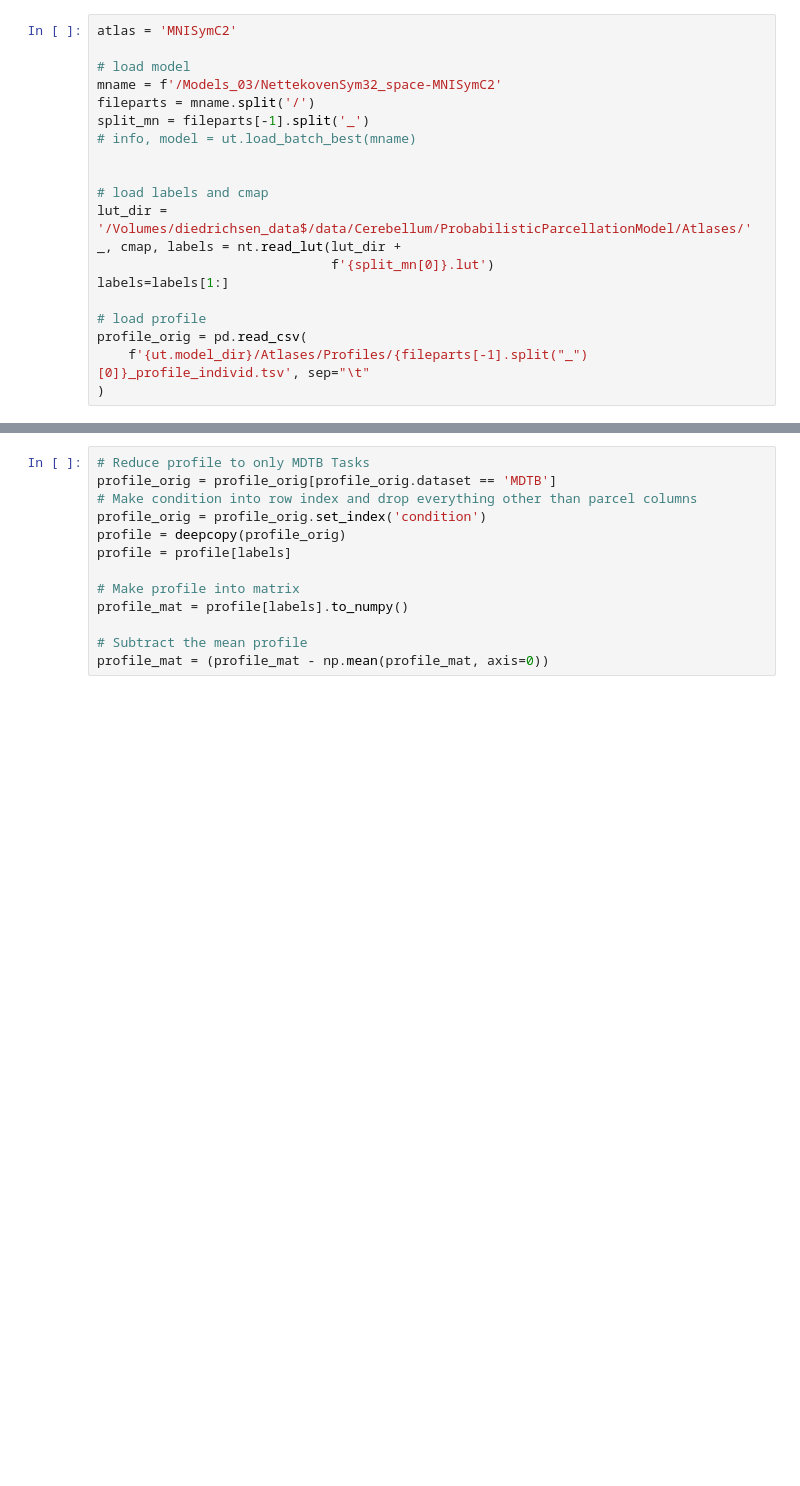
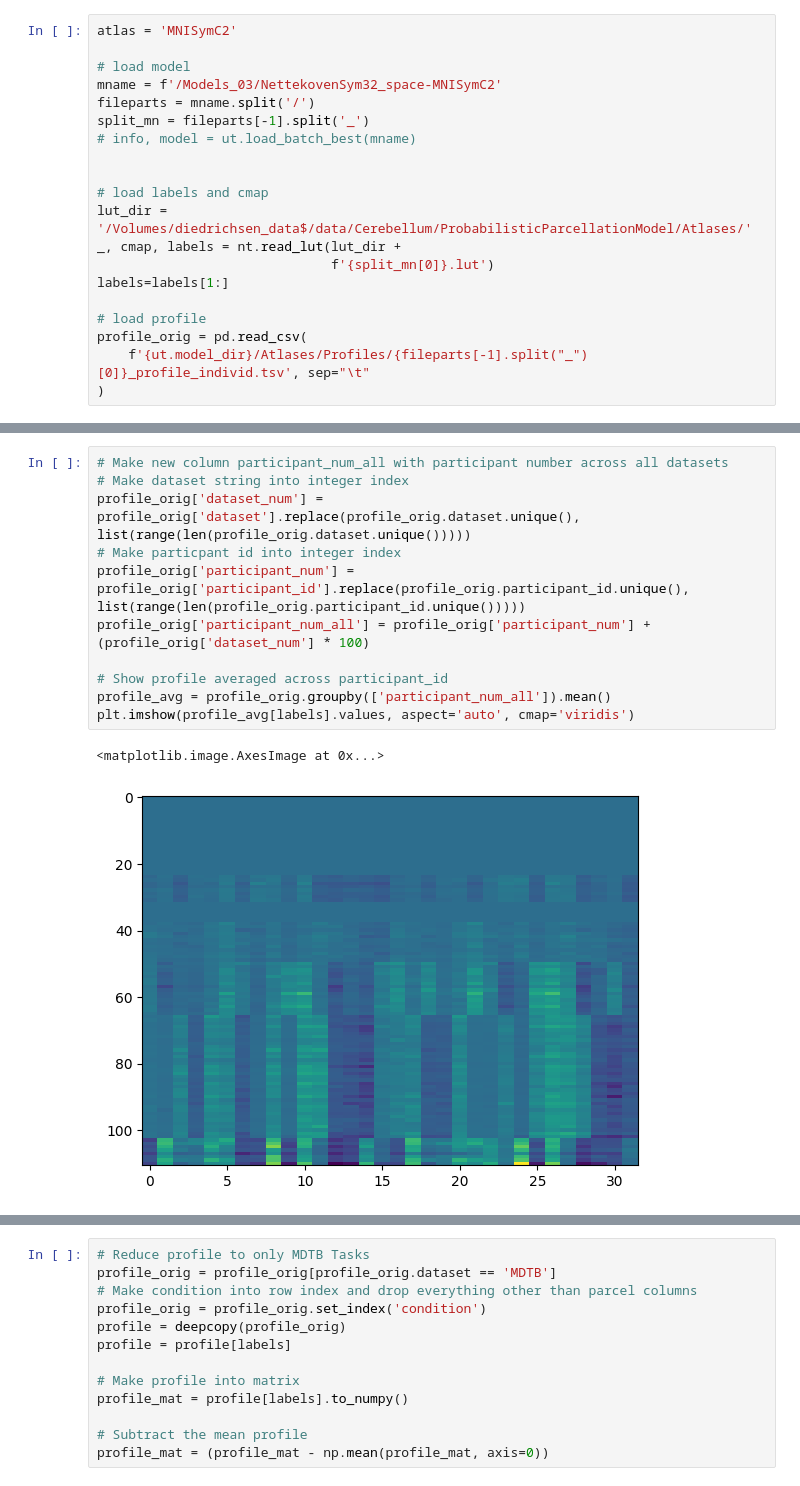
Before and after one commit to DiedrichsenLab/ProbabilisticParcellation, a Jupyter notebook: notebooks/atlas_paper/cognitive_features_mdtb_data.ipynb, the cells around one changed output, grey strips where cells are left out. Cells and saved outputs as stored; diff of their text form; blank space fills up the shorter version.

```diff
--- a/notebooks/atlas_paper/cognitive_features_mdtb_data.ipynb
+++ b/notebooks/atlas_paper/cognitive_features_mdtb_data.ipynb
@@ -47,0 +65,14 @@ profile_orig = pd.read_csv(
+# %%
+# Make new column participant_num_all with participant number across all datasets
+# Make dataset string into integer index
+profile_orig['dataset_num'] = profile_orig['dataset'].replace(profile_orig.dataset.unique(), list(range(len(profile_orig.dataset.unique()))))
+# Make particpant id into integer index
+profile_orig['participant_num'] = profile_orig['participant_id'].replace(profile_orig.participant_id.unique(), list(range(len(profile_orig.participant_id.unique()))))
+profile_orig['participant_num_all'] = profile_orig['participant_num'] + (profile_orig['dataset_num'] * 100)
+
+# Show profile averaged across participant_id
+profile_avg = profile_orig.groupby(['participant_num_all']).mean()
+plt.imshow(profile_avg[labels].values, aspect='auto', cmap='viridis')
+# %% [output]
+<matplotlib.image.AxesImage at 0x...>
+[figure, added]
```
Also changed, not shown: parts of 3 cells of this notebook, 1 other file.
